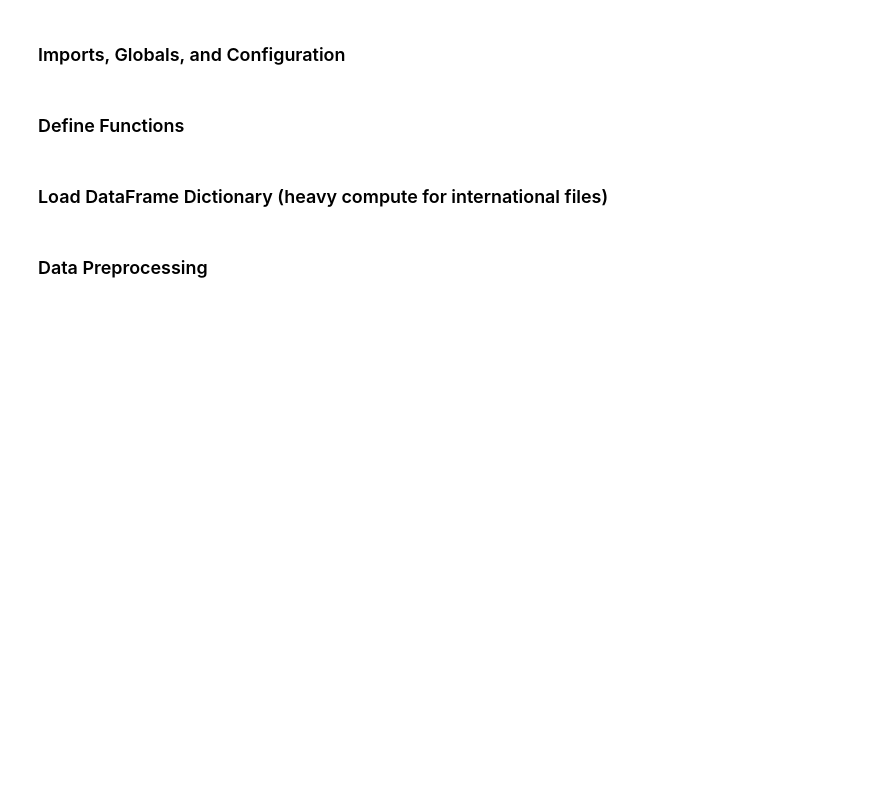
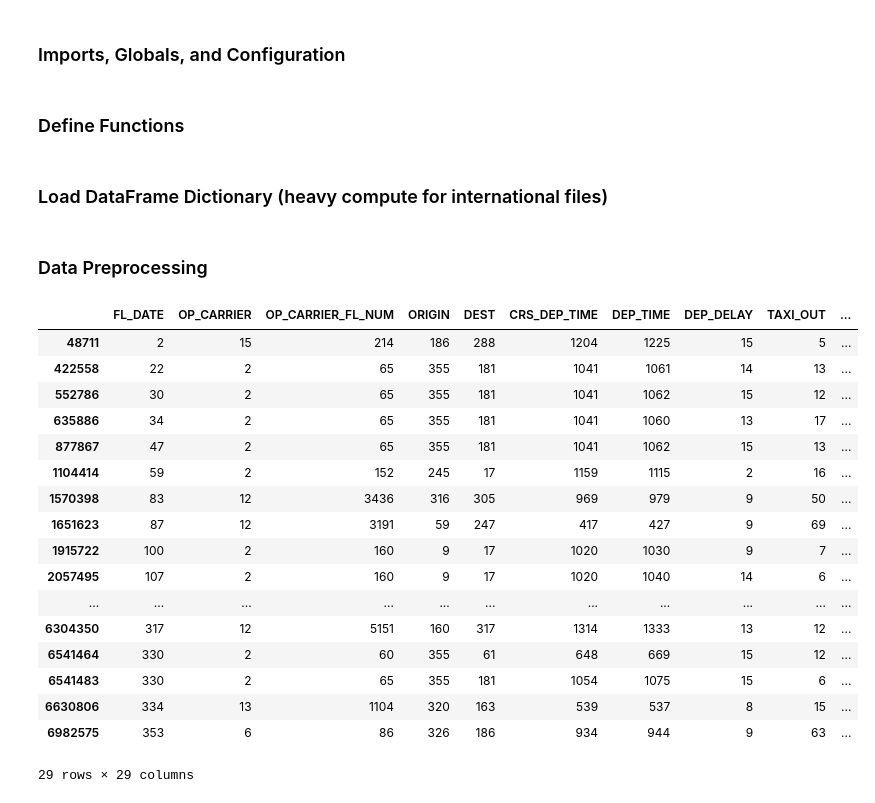
Before and after one commit to tkusak27/flight_delays, a Jupyter notebook: src/international.ipynb, the cells around one changed output. Cells and saved outputs as stored; diff of their text form; code cells hidden in the pictures; blank space fills up the shorter version.

```diff
--- a/src/international.ipynb
+++ b/src/international.ipynb
@@ -57,0 +56,21 @@ scaler = StandardScaler()
+# %%
+df[df['BOOL_DEP_DELAY'] != 1]
+# %% [output]
+|  | FL_DATE | OP_CARRIER | OP_CARRIER_FL_NUM | ORIGIN | DEST | CRS_DEP_TIME | DEP_TIME | DEP_DELAY | TAXI_OUT | ... |
+| 48711 | 2 | 15 | 214 | 186 | 288 | 1204 | 1225 | 15 | 5 | ... |
+| 422558 | 22 | 2 | 65 | 355 | 181 | 1041 | 1061 | 14 | 13 | ... |
+| 552786 | 30 | 2 | 65 | 355 | 181 | 1041 | 1062 | 15 | 12 | ... |
+| 635886 | 34 | 2 | 65 | 355 | 181 | 1041 | 1060 | 13 | 17 | ... |
+| 877867 | 47 | 2 | 65 | 355 | 181 | 1041 | 1062 | 15 | 13 | ... |
+| 1104414 | 59 | 2 | 152 | 245 | 17 | 1159 | 1115 | 2 | 16 | ... |
+| 1570398 | 83 | 12 | 3436 | 316 | 305 | 969 | 979 | 9 | 50 | ... |
+| 1651623 | 87 | 12 | 3191 | 59 | 247 | 417 | 427 | 9 | 69 | ... |
+| 1915722 | 100 | 2 | 160 | 9 | 17 | 1020 | 1030 | 9 | 7 | ... |
+| 2057495 | 107 | 2 | 160 | 9 | 17 | 1020 | 1040 | 14 | 6 | ... |
+| ... | ... | ... | ... | ... | ... | ... | ... | ... | ... | ... |
+| 6304350 | 317 | 12 | 5151 | 160 | 317 | 1314 | 1333 | 13 | 12 | ... |
+| 6541464 | 330 | 2 | 60 | 355 | 61 | 648 | 669 | 15 | 12 | ... |
+| 6541483 | 330 | 2 | 65 | 355 | 181 | 1054 | 1075 | 15 | 6 | ... |
+| 6630806 | 334 | 13 | 1104 | 320 | 163 | 539 | 537 | 8 | 15 | ... |
+| 6982575 | 353 | 6 | 86 | 326 | 186 | 934 | 944 | 9 | 63 | ... |
+29 rows × 29 columns
```
Also changed, not shown: parts of 12 cells of this notebook.
